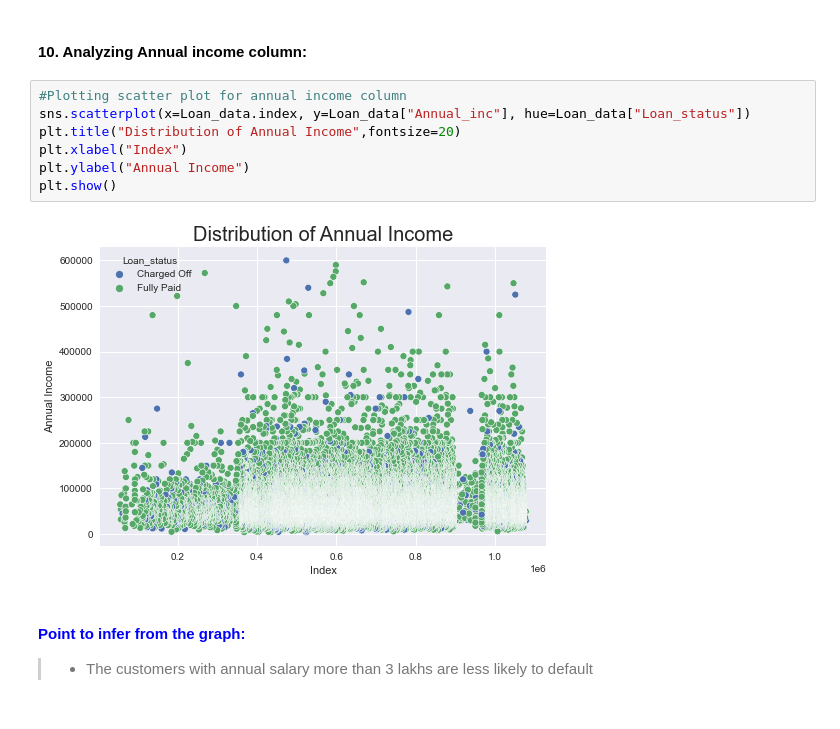
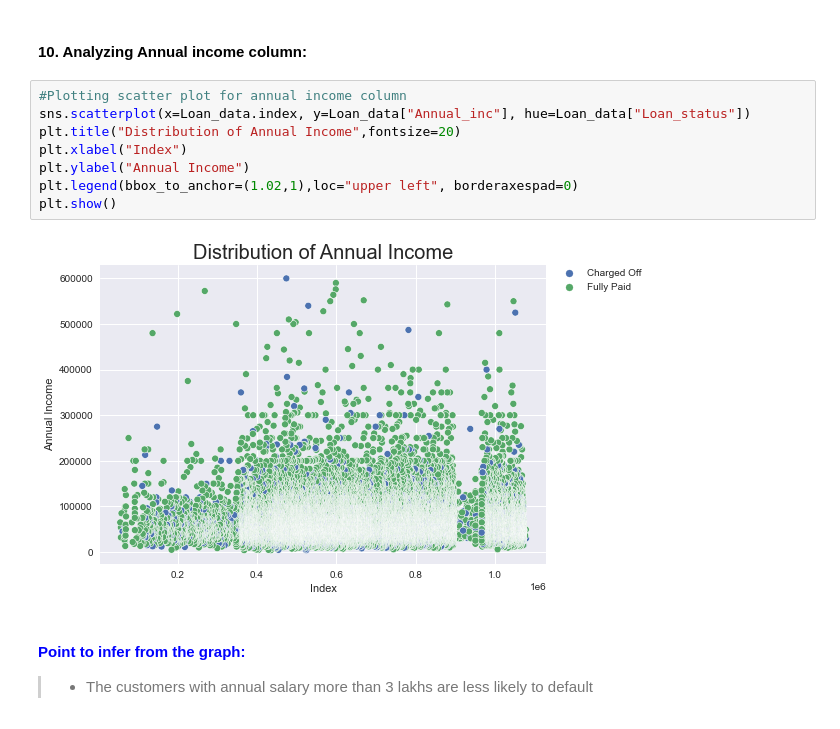
Before and after one commit to Veneeshkrishnan/Lending_Club_Case_Study, a Jupyter notebook: Lending_club.ipynb, the cells around one changed output. Cells and saved outputs as stored; diff of their text form.

```diff
--- a/Lending_club.ipynb
+++ b/Lending_club.ipynb
@@ -855,12 +855,13 @@ plt.show()
 # %%
 #Plotting scatter plot for annual income column
 sns.scatterplot(x=Loan_data.index, y=Loan_data["Annual_inc"], hue=Loan_data["Loan_status"])
 plt.title("Distribution of Annual Income",fontsize=20)
 plt.xlabel("Index")
 plt.ylabel("Annual Income")
+plt.legend(bbox_to_anchor=(1.02,1),loc="upper left", borderaxespad=0)
 plt.show()
 # %% [output]
-[figure, old version]
+[figure, new version]
 # %% [markdown]
 ####  <font color="blue">Point to infer from the graph:
 
```
Also changed, not shown: parts of 52 cells of this notebook.
